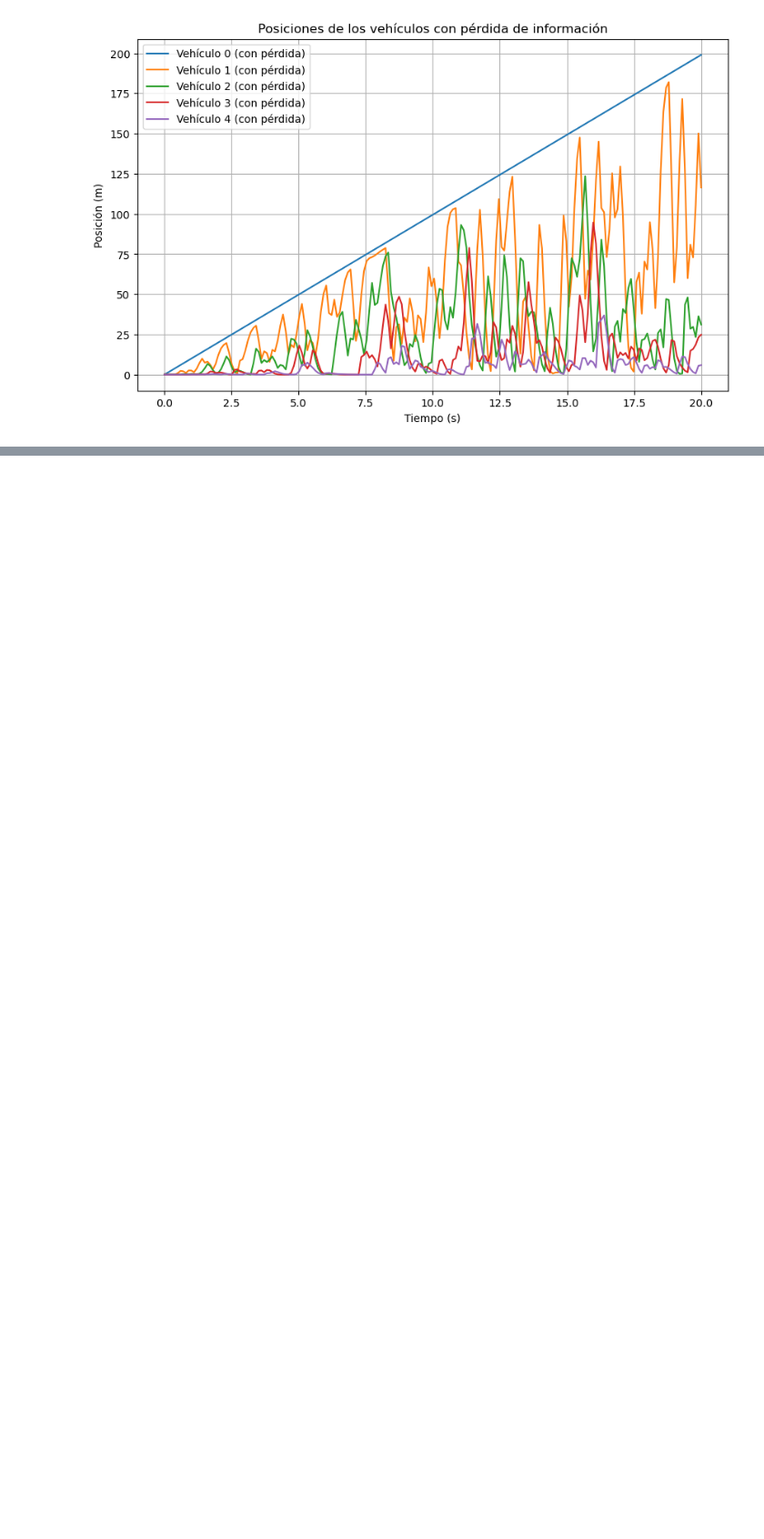
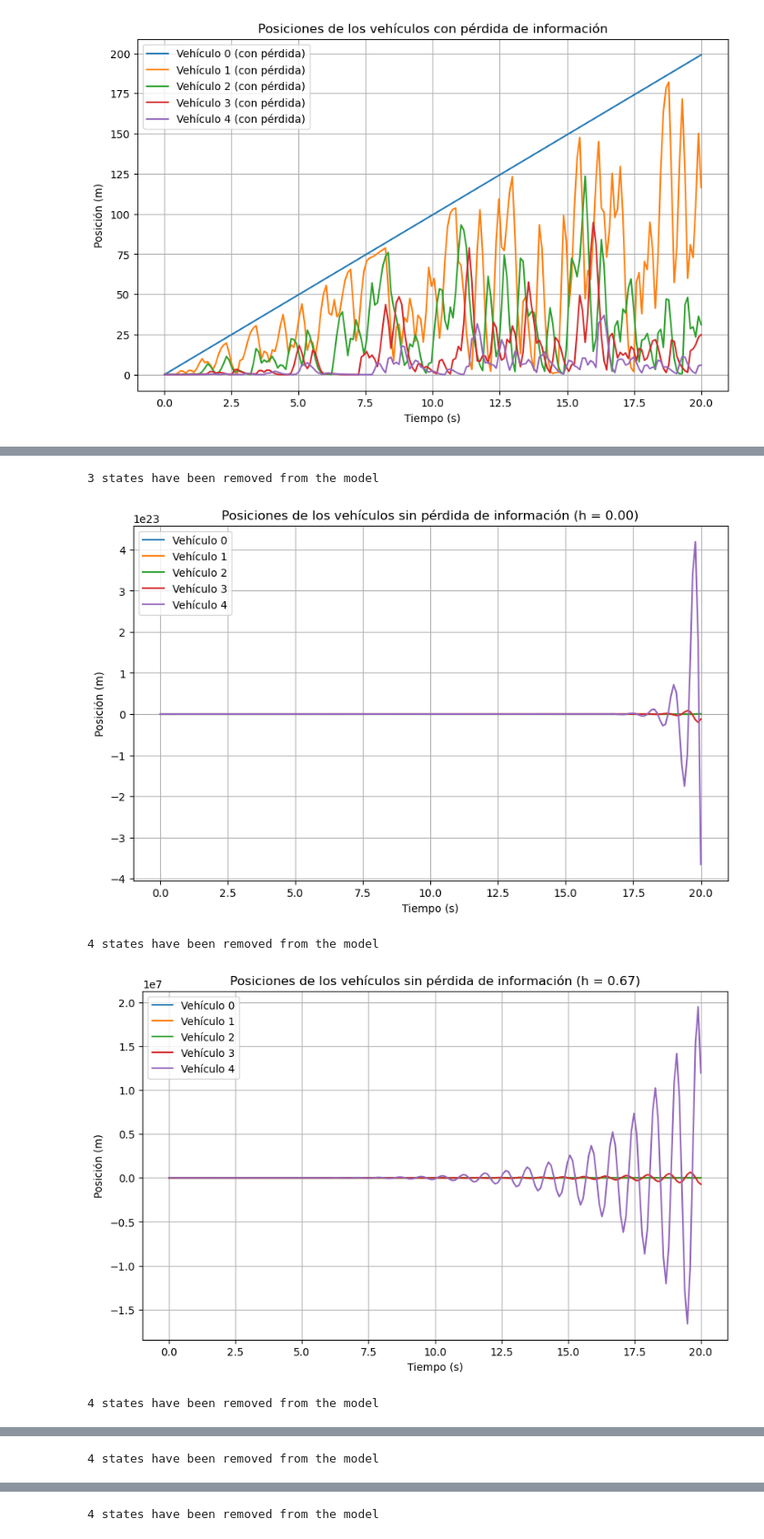
Before and after one commit to Mario-Rivera-A/proyecto_modelado, a Jupyter notebook: proyecto.ipynb, the cells around one changed output, grey strips where cells are left out. Shown at 91% size. Cells and saved outputs as stored; diff of their text form; code cells hidden in the pictures; blank space fills up the shorter version.

```diff
--- a/proyecto.ipynb
+++ b/proyecto.ipynb
@@ -273,0 +313,50 @@ plt.show()
+# %%
+import numpy as np
+import matplotlib.pyplot as plt
+from control.matlab import *
+
+# Definir parámetros iniciales
+M = 5  # Número de vehículos en el convoy
+T = 0.1  # Tiempo de muestreo (segundos)
+Kp = 0.5  # Ganancia proporcional del controlador
+Ki = 0.1  # Ganancia integral del controlador
+h_values = np.linspace(0, 4, 7)  # Rango de valores de h para iterar
+
+# Función de transferencia del sistema en el dominio Z
+G = tf([1], [1, -1], True)  # Sistema del líder
+
+# Tiempo de simulación
+t = np.linspace(0, 200 * T, 200)
+
+for h in h_values:
+    # Controlador local en cada vehículo
+    a = 0.89
+    K = tf([1.35 / (1 + h), 0], [1, a], True) * tf([1], [1, -1], True)  # Controlador PI
+    H = tf([1 + h], [1], True) - tf([h], [1, 0], True)
+    T_closed = minreal(K * G / (1 + K * G * H))  # Sistema en lazo cerrado para cada vehículo
+
+    # Simulación del líder
+    y0, _ = step(G, t)
+
+    # Simulación de los vehículos seguidores sin pérdida de información
+    y = np.zeros((M, len(t)))
+    y[0, :] = y0
+    for i in range(1, M):
+        y[i, :] = lsim(T_closed, y[i - 1, :], t)[0]
+
+    # Gráfica de las posiciones sin pérdida de información para el valor actual de h
+    plt.figure(figsize=(10, 6))
+    for i in range(M):
+        plt.plot(t, y[i, :], label=f'Vehículo {i}')
+    plt.xlabel('Tiempo (s)')
+    plt.ylabel('Posición (m)')
+    plt.title(f'Posiciones de los vehículos sin pérdida de información (h = {h:.2f})')
+    plt.legend()
+    plt.grid(True)
+    plt.show()
+# %% [output]
+3 states have been removed from the model
+[figure, added]
+4 states have been removed from the model
+[figure, added]
+4 states have been removed from the model
@@ -273,0 +364 @@ plt.show()
+4 states have been removed from the model
@@ -273,0 +366 @@ plt.show()
+4 states have been removed from the model
```
Also changed, not shown: parts of 5 cells of this notebook.
